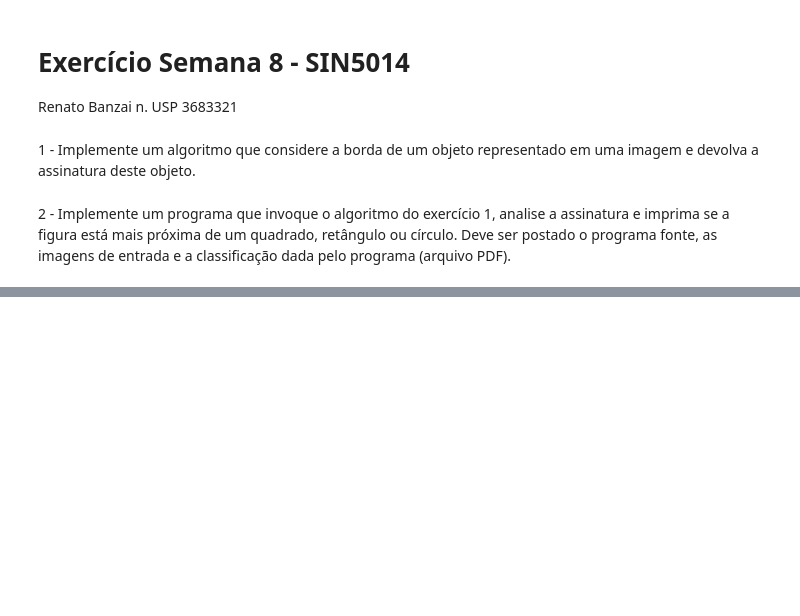
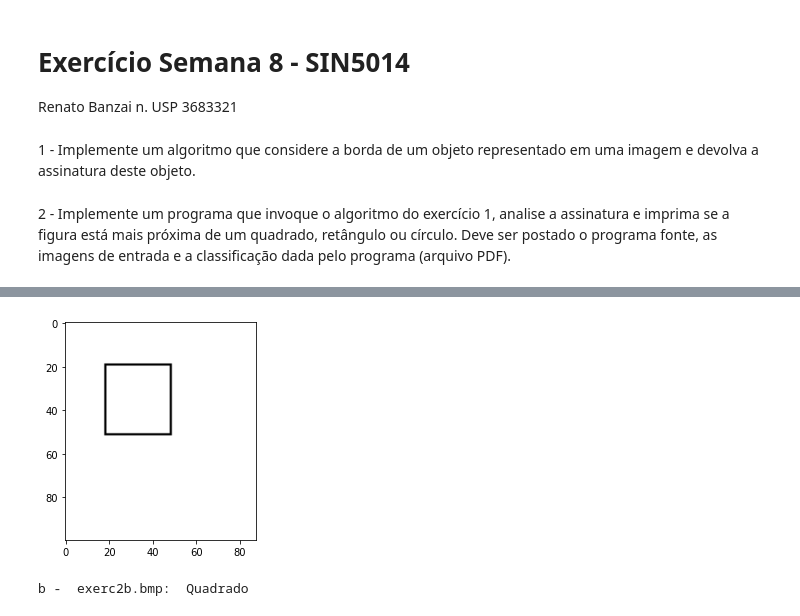
Before and after one commit to renatobanzai/sin5014_ex02, a Jupyter notebook: renatobanzai_aula08.ipynb, the cells around one changed output, grey strips where cells are left out. Drawn from its saved outputs; the diff is of its cells as text; code cells hidden in the pictures; blank space fills up the shorter version.

```diff
--- a/renatobanzai_aula08.ipynb
+++ b/renatobanzai_aula08.ipynb
@@ -128,0 +142,11 @@ def get_object_shape_by_signature(signature):
+# %%
+imgb = cv2.imread("exerc2b.bmp", 0)
+centroid_xb, centroid_yb = get_image_centroid(imgb)
+signb = get_signature(imgb, centroid_xb, centroid_yb, 8)
+plt.imshow(imgb, cmap="gray")
+plt.show()
+# get the object shape and show below the image
+print("b - ", "exerc2b.bmp: ", get_object_shape_by_signature(signb))
+# %% [output]
+[figure, added]
+b -  exerc2b.bmp:  Quadrado
```
Also changed, not shown: parts of 13 cells of this notebook.
